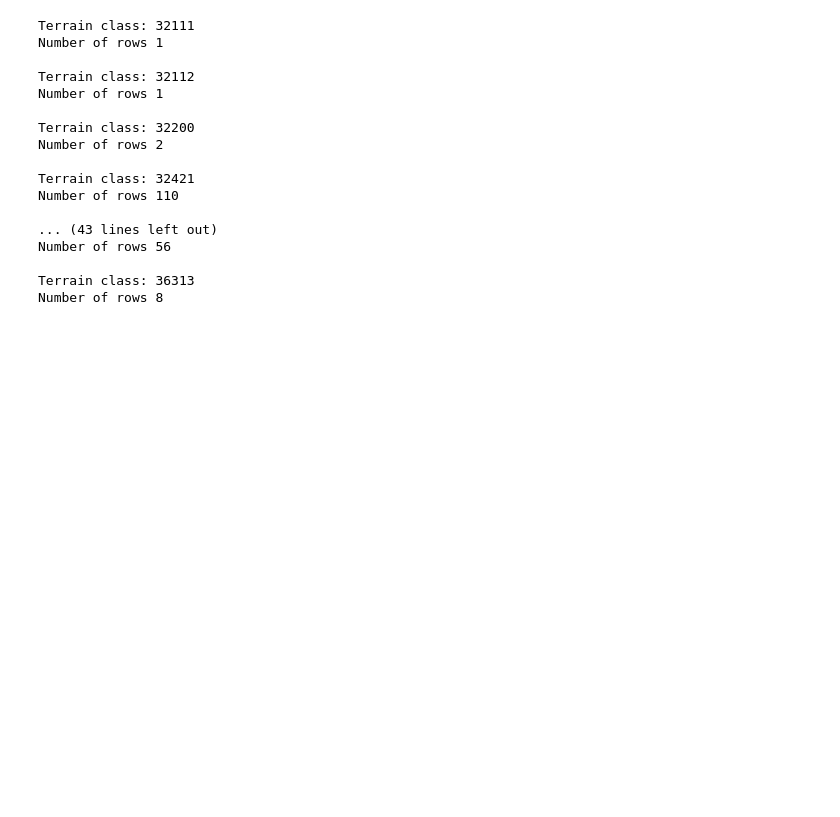
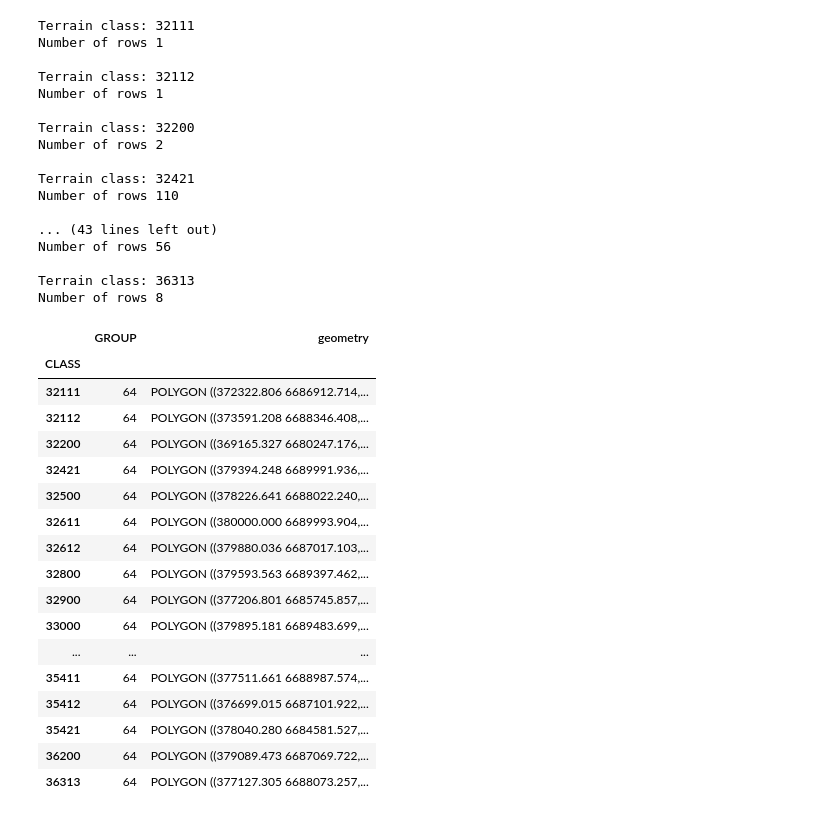
Before and after one commit to anapauor/Geopandas_samples, a Jupyter notebook: Geopandas_samples.ipynb, the cells around one changed output. Drawn from its saved outputs; the diff is of its cells as text; code cells hidden in the pictures; blank space fills up the shorter version.

```diff
--- a/Geopandas_samples.ipynb
+++ b/Geopandas_samples.ipynb
@@ -158,3 +158,27 @@ Number of rows 56
 
 Terrain class: 36313
 Number of rows 8
+# %%
+# Get the sum of the elements in each group
+grouped.sum()
+
+grouped.first()
+# %% [output]
+|  | GROUP | geometry |
+| CLASS |  |  |
+| 32111 | 64 | POLYGON ((372322.806 6686912.714,... |
+| 32112 | 64 | POLYGON ((373591.208 6688346.408,... |
+| 32200 | 64 | POLYGON ((369165.327 6680247.176,... |
+| 32421 | 64 | POLYGON ((379394.248 6689991.936,... |
+| 32500 | 64 | POLYGON ((378226.641 6688022.240,... |
+| 32611 | 64 | POLYGON ((380000.000 6689993.904,... |
+| 32612 | 64 | POLYGON ((379880.036 6687017.103,... |
+| 32800 | 64 | POLYGON ((379593.563 6689397.462,... |
+| 32900 | 64 | POLYGON ((377206.801 6685745.857,... |
+| 33000 | 64 | POLYGON ((379895.181 6689483.699,... |
+| ... | ... | ... |
+| 35411 | 64 | POLYGON ((377511.661 6688987.574,... |
+| 35412 | 64 | POLYGON ((376699.015 6687101.922,... |
+| 35421 | 64 | POLYGON ((378040.280 6684581.527,... |
+| 36200 | 64 | POLYGON ((379089.473 6687069.722,... |
+| 36313 | 64 | POLYGON ((377127.305 6688073.257,... |
```
Also changed, not shown: parts of 8 cells of this notebook.
